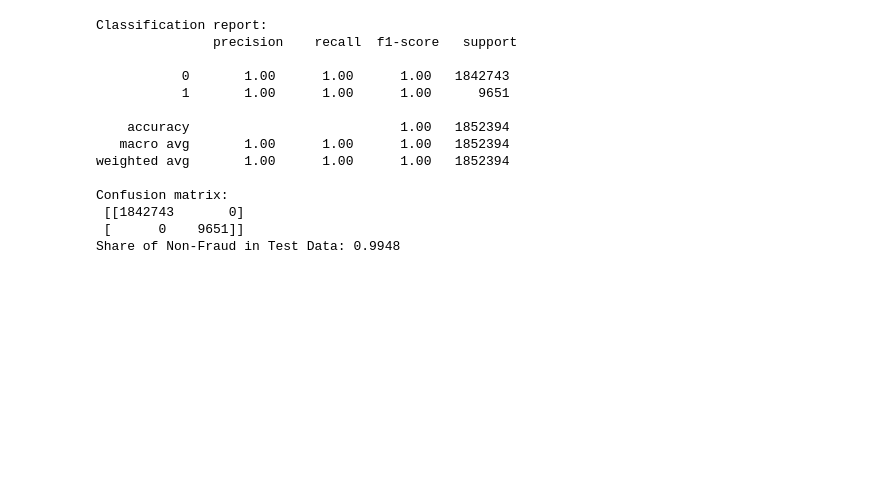
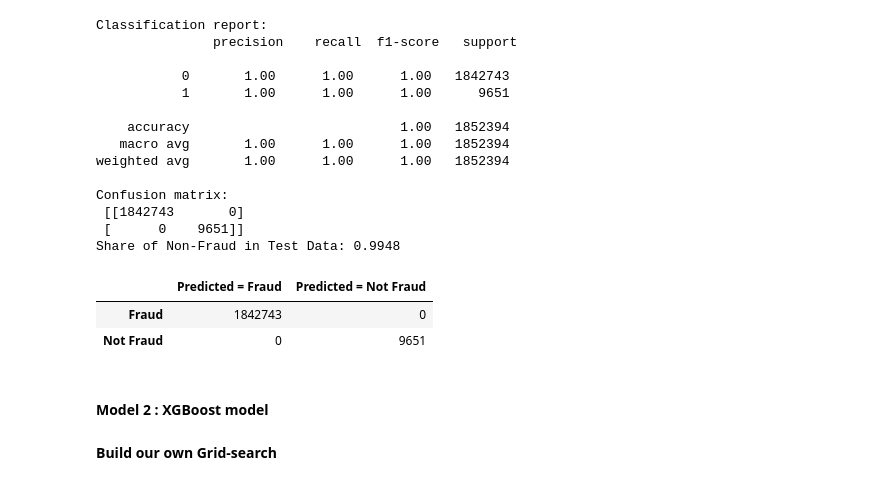
Before and after one commit to sabheen9/Capstone2-Credit-Card-Fraud-Detection, a Jupyter notebook: Credit Card Fraud Detection/notebooks/Modeling.ipynb, the cells around one changed output. Drawn from its saved outputs; the diff is of its cells as text; code cells hidden in the pictures; blank space fills up the shorter version.

```diff
--- a/Credit Card Fraud Detection/notebooks/Modeling.ipynb
+++ b/Credit Card Fraud Detection/notebooks/Modeling.ipynb
@@ -159,3 +151,18 @@ Confusion matrix:
  [[1842743       0]
  [      0    9651]]
 Share of Non-Fraud in Test Data: 0.9948
+# %%
+from sklearn.metrics import confusion_matrix
+TP, FP, FN, TN = confusion_matrix(y_test, y_pred).ravel()
+c_matrix = pd.DataFrame({'Predicted = Fraud': [TP, FP],
+                                 'Predicted = Not Fraud': [FN, TN]
+                                }, index=['Fraud', 'Not Fraud'])
+c_matrix
+# %% [output]
+|  | Predicted = Fraud | Predicted = Not Fraud |
+| Fraud | 1842743 | 0 |
+| Not Fraud | 0 | 9651 |
+# %% [markdown]
+#### **Model 2 : XGBoost model**
+# %% [markdown]
+**Build our own Grid-search**
```
Also changed, not shown: parts of 23 cells of this notebook.
